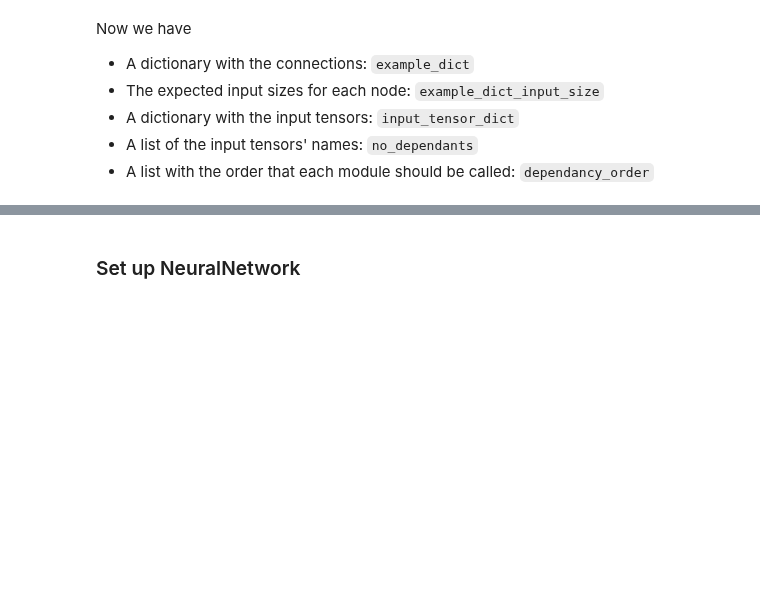
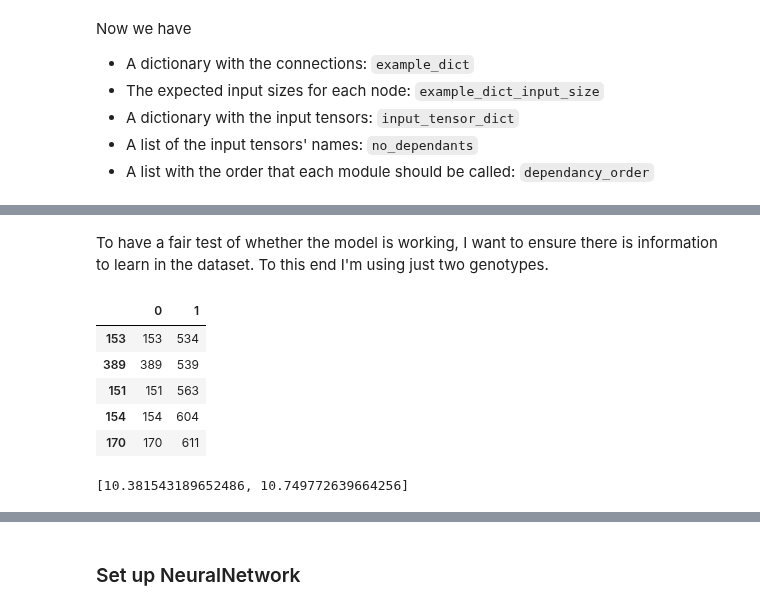
Before and after one commit to DanielKick-USDA/EnvDL, a Jupyter notebook: nbs/01.25_g2fc_demo_G_ACGT_graph.ipynb, the cells around one changed output, grey strips where cells are left out. Drawn from its saved outputs; the diff is of its cells as text; code cells hidden in the pictures; blank space fills up the shorter version.

Commit message:
Progress on DAG nn
Now have seemingly functional dataloader and net. Switched to use nn.ModuleList and a  list from a dictionary so that parameters are correctly tracked. Only tested on cpu.

```diff
--- a/nbs/01.25_g2fc_demo_G_ACGT_graph.ipynb
+++ b/nbs/01.25_g2fc_demo_G_ACGT_graph.ipynb
@@ -688,0 +736,15 @@ class ListDataset(Dataset): # for any G containing matix with many (phno) to one
+# %% [markdown]
+To have a fair test of whether the model is working, I want to ensure there is information to learn in the dataset. To this end I'm using just two genotypes.
+# %%
+# These are the genotypes with the most observations.
+pd.DataFrame(zip(
+    [i for i in range(4898)],
+    [len(obs_geno_lookup[obs_geno_lookup[:, 1] == i, 0]) for i in range(4898)]
+)).sort_values(1).tail()
+# %% [output]
+|  | 0 | 1 |
+| 153 | 153 | 534 |
+| 389 | 389 | 539 |
+| 151 | 151 | 563 |
+| 154 | 154 | 604 |
+| 170 | 170 | 611 |
@@ -688,0 +758,5 @@ class ListDataset(Dataset): # for any G containing matix with many (phno) to one
+# %%
+# they do have a different mean
+[np.mean(YMat[i]) for i in [test_idx, train_idx]]
+# %% [output]
+[10.381543189652486, 10.749772639664256]
```
Also changed, not shown: parts of 38 cells of this notebook, 1 other file.
